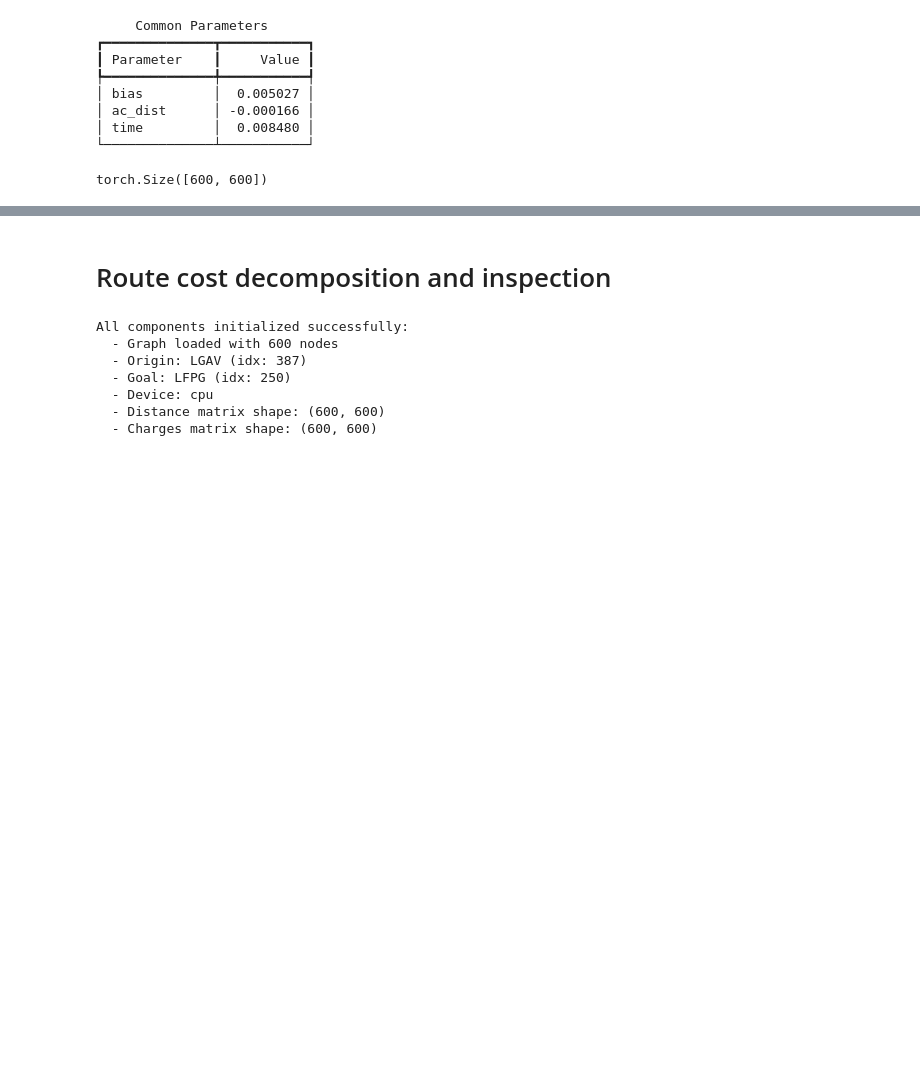
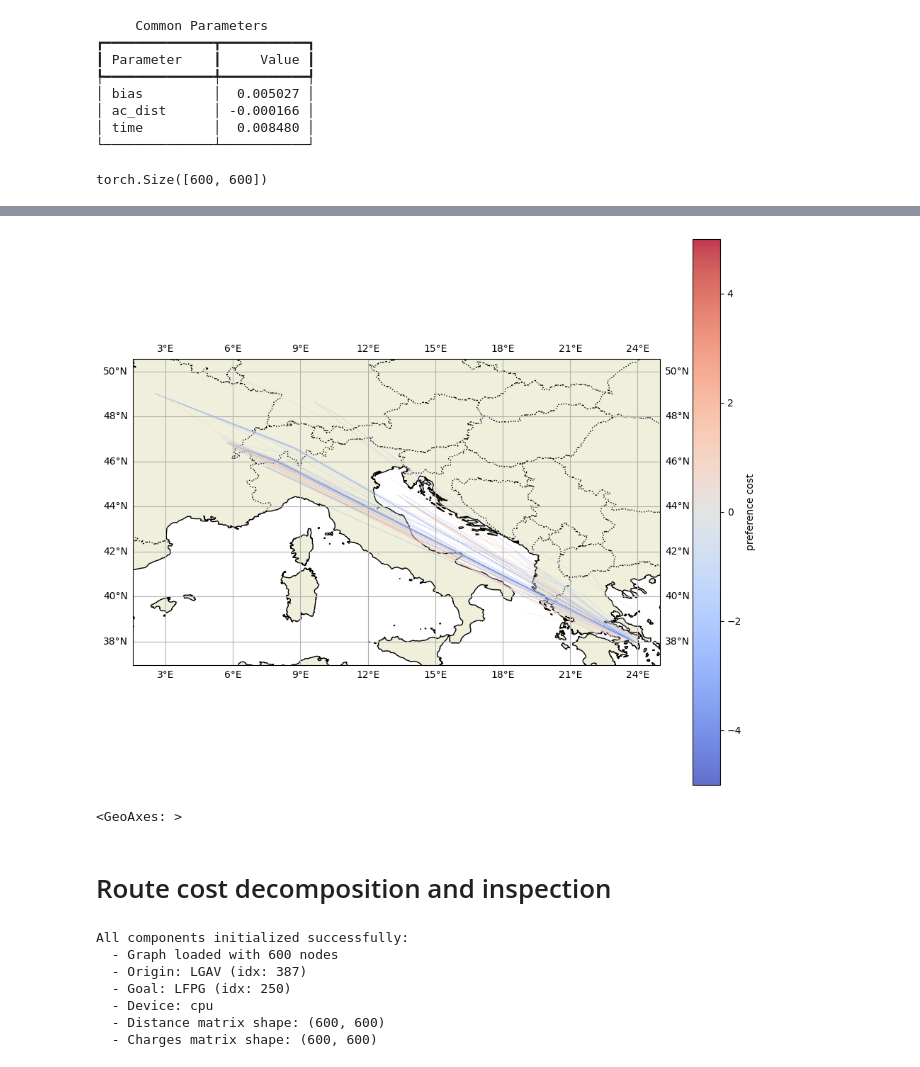
Before and after one commit to thinhhoang95/project-equinox, a Jupyter notebook: src/equinox/posttrain/checkpoint_interpret.ipynb, the cells around one changed output, grey strips where cells are left out. Cells and saved outputs as stored; diff of their text form; code cells hidden in the pictures; blank space fills up the shorter version.

```diff
--- a/src/equinox/posttrain/checkpoint_interpret.ipynb
+++ b/src/equinox/posttrain/checkpoint_interpret.ipynb
@@ -115,4 +116,18 @@ Loading route graph from /Volumes/CrucialX/project-equinox/data/cases/LGAV_LFPG/
 <GeoAxes: >
+# %%
+plot_edge_preferences_cartopy(
+    payload["graph"],
+    edge_preferences=payload["edge_preferences"],
+    cmap="coolwarm",
+    linewidth=0.3,
+    alpha=0.8,
+    percentile=0.05,
+    percentile_mode="contrast", # upper = more preferred, lower = less preferred, contrast = half lowest, half highest
+    preference_color_range=(-5,5)
+)
+# %% [output]
+[figure, added]
+<GeoAxes: >
 # %% [markdown]
 # Route cost decomposition and inspection
 # %%
```
Also changed, not shown: parts of 2 cells of this notebook, 5 other files.
